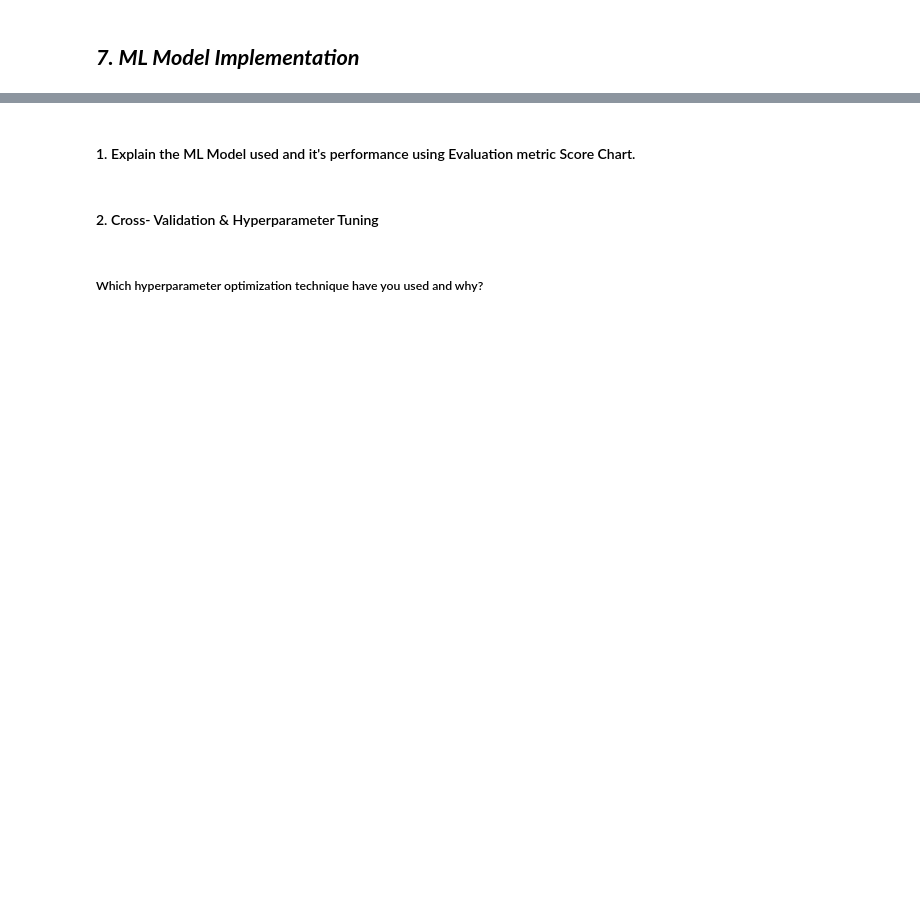
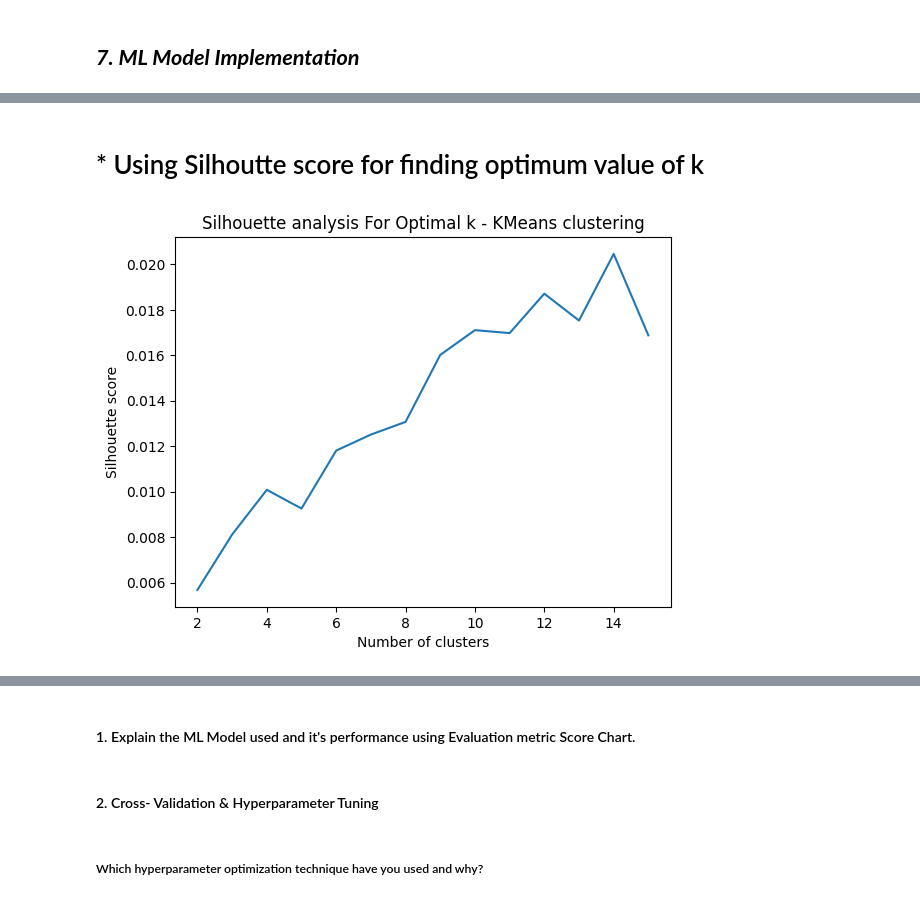
Before and after one commit to Amitkumardas123/Netflix-Movies-and-TV-Shows-Clustering, a Jupyter notebook: Netflix_Movies_and_TV_Shows_Clustering.ipynb, the cells around one changed output, grey strips where cells are left out. Saved outputs shown, nothing was run; the diff lists cells and outputs as text; code cells hidden in the pictures; blank space fills up the shorter version.

```diff
--- a/Netflix_Movies_and_TV_Shows_Clustering.ipynb
+++ b/Netflix_Movies_and_TV_Shows_Clustering.ipynb
@@ -976,0 +1104,29 @@ Answer Here.
+# %% [markdown]
+
+
+# *  Using Silhoutte score for finding optimum value of k
+# %%
+'''Silhouette score method to find the optimal value of k'''
+
+# Initialize a list to store the silhouette score for each value of k
+silhouette_avg = []
+
+for k in range(2, 16):
+  # Initialize the k-means model with the current value of k
+  kmeans = KMeans(n_clusters=k, init='k-means++', random_state=42)
+  # Fit the model to the data
+  kmeans.fit(X)
+  # Predict the cluster labels for each point in the data
+  labels = kmeans.labels_
+  # Compute the silhouette score for the model
+  score = silhouette_score(X, labels)
+  silhouette_avg.append(score)
+
+# Plot the Silhouette analysis
+plt.plot(range(2,16), silhouette_avg)
+plt.xlabel('Number of clusters')
+plt.ylabel('Silhouette score')
+plt.title('Silhouette analysis For Optimal k - KMeans clustering')
+plt.show()
+# %% [output]
+[figure, added]
```
Also changed, not shown: parts of 139 cells of this notebook.
